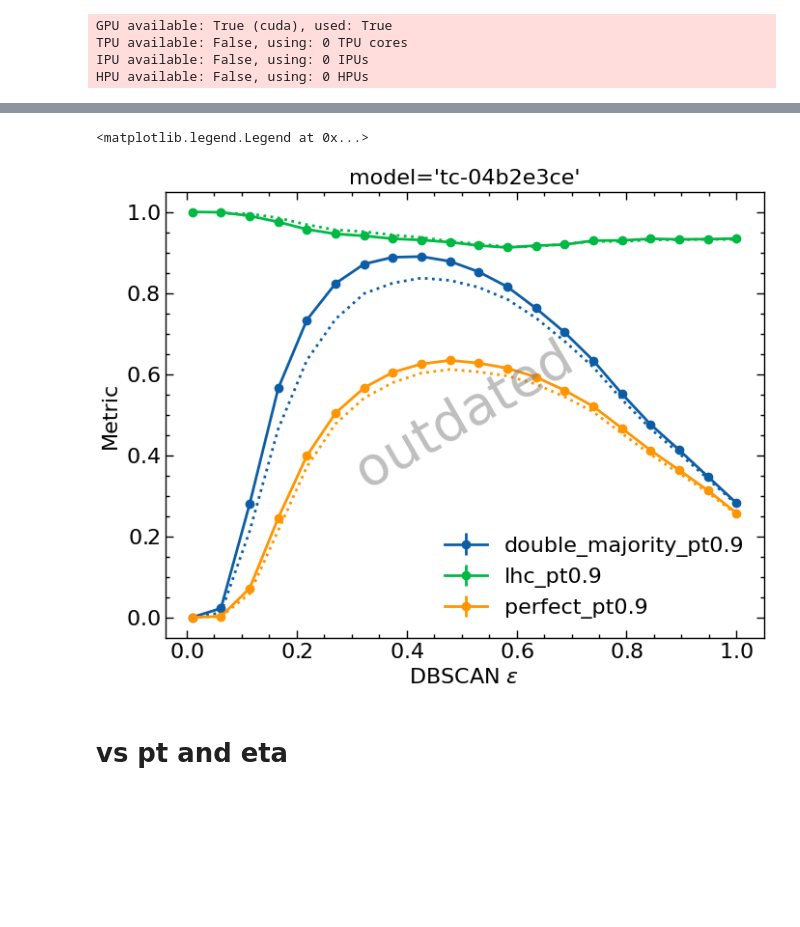
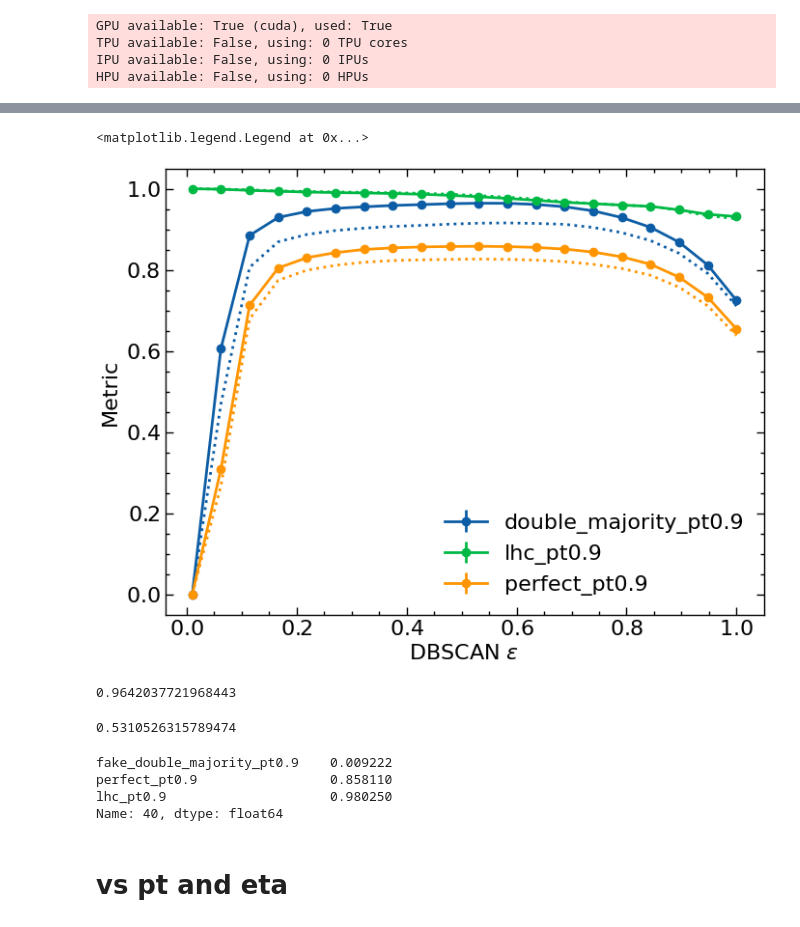
Before and after one commit to gnn-tracking/paper-plots, a Jupyter notebook: notebooks/030_performance.ipynb, the cells around one changed output, grey strips where cells are left out. Cells and saved outputs as stored; diff of their text form; code cells hidden in the pictures; blank space fills up the shorter version.

```diff
--- a/notebooks/030_performance.ipynb
+++ b/notebooks/030_performance.ipynb
@@ -35,3 +38,7 @@ chkpt_path = model_exchange_path / "tc" / "tc-04b2e3ce.ckpt"
+# %%
+chkpt_path = "/home/kl5675/Documents/23/git_sync/hyperparameter_optimization2/scripts/pixel/lightning_logs/vagabond-tasteful-hyrax/checkpoints_persist/epoch=451-step=406800.ckpt"
+# %%
+device = "cuda" if torch.cuda.is_available() else "cpu"
 # %%
-lmodel = TCModule.load_from_checkpoint(chkpt_path)
+lmodel = TCModule.load_from_checkpoint(chkpt_path, map_location=device)
 # %% [output]
@@ -135,13 +140,17 @@ class TracksVsDBSCANPlot(Plot):
 # %%
-p = TracksVsDBSCANPlot(
+tvdp = TracksVsDBSCANPlot(
     mean_df=lmodel.cluster_scanner.get_results().df_mean,
-    model=chkpt_path.stem,
-    watermark="outdated",
+    # model=model,
+    # watermark="outdated",
 )
-p.plot_var("double_majority_pt0.9")
-p.plot_var("lhc_pt0.9")
-p.plot_var("perfect_pt0.9")
-p.ax.legend()
+tvdp.plot_var("double_majority_pt0.9")
+tvdp.plot_var("lhc_pt0.9")
+tvdp.plot_var("perfect_pt0.9")
+tvdp.ax.legend()
 # %% [output]
 <matplotlib.legend.Legend at 0x...>
-[figure, old version]
+[figure, new version]
+# %%
+tvdp.df["double_majority_pt0.9"].max()
+# %% [output]
+0.9642037721968443
@@ -148,3 +159,15 @@ p.ax.legend()
+# %%
+max_dm_eps = tvdp.df.loc[max_dm_idx]["eps"]
+max_dm_eps
+# %% [output]
+0.5310526315789474
+# %%
+tvdp.df.loc[max_dm_idx][["fake_double_majority_pt0.9", "perfect_pt0.9", "lhc_pt0.9"]]
+# %% [output]
+fake_double_majority_pt0.9    0.009222
+perfect_pt0.9                 0.858110
+lhc_pt0.9                     0.980250
+Name: 40, dtype: float64
 # %% [markdown]
 # vs pt and eta
 # %%
```
Also changed, not shown: parts of 23 cells of this notebook, 1 other file.
